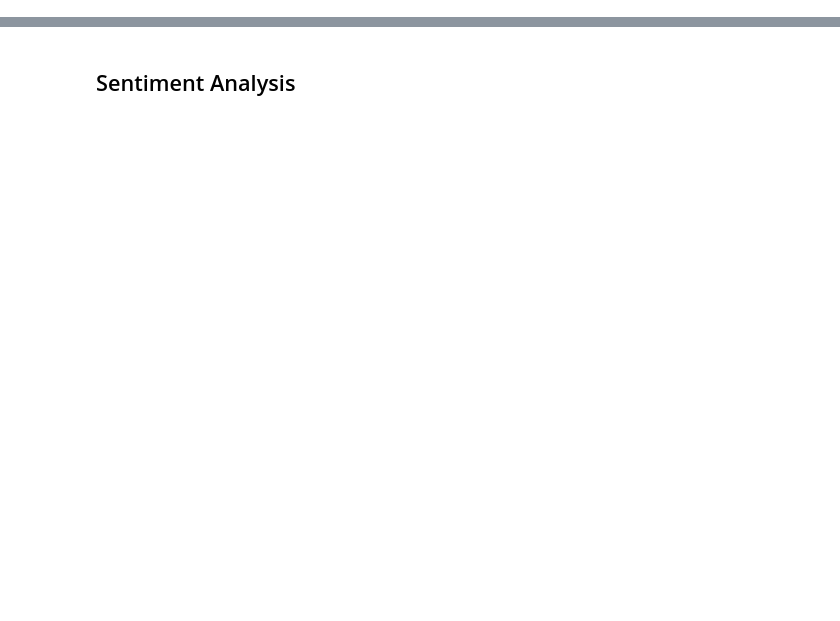
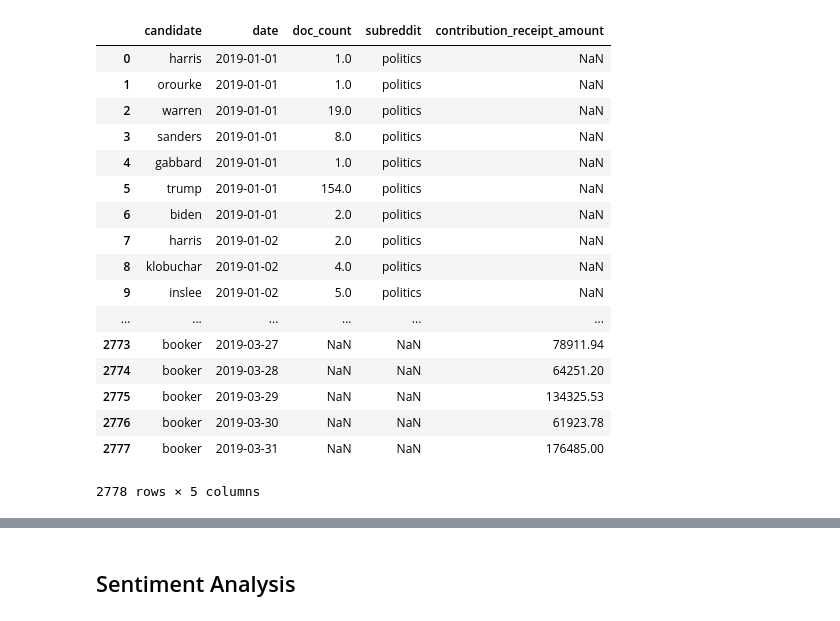
Before and after one commit to berkeley-politics-capstone/politics-capstone, a Jupyter notebook: src/reddit/Reddit API.ipynb, the cells around one changed output, grey strips where cells are left out. Saved outputs shown, nothing was run; the diff lists cells and outputs as text; code cells hidden in the pictures; blank space fills up the shorter version.

```diff
--- a/src/reddit/Reddit API.ipynb
+++ b/src/reddit/Reddit API.ipynb
@@ -243,0 +228,12 @@ mentions
+# %%
+#mentions
+
+#mentions.to_csv('mar8tomar14.csv',index=False)
+
+# To reload, use:
+mentions = pd.read_csv('../../data/reddit/reddit_headline_counts.csv')
+# %%
+# O'Rourke candidate name change
+
+mentions = mentions.replace('o\%27rourke', 'orourke')
+by_politics = mentions[mentions['subreddit']=='politics']
@@ -243,0 +298,26 @@ mentions
+# %%
+dataset.rename(index=str, columns={'contribution_receipt_date':'date'}, inplace=True)
+
+res = pd.merge(by_politics, dataset,  how='outer', left_on=['date','candidate'],
+                  right_on = ['date','candidate'])
+
+res
+# %% [output]
+|  | candidate | date | doc_count | subreddit | contribution_receipt_amount |
+| 0 | harris | 2019-01-01 | 1.0 | politics | NaN |
+| 1 | orourke | 2019-01-01 | 1.0 | politics | NaN |
+| 2 | warren | 2019-01-01 | 19.0 | politics | NaN |
+| 3 | sanders | 2019-01-01 | 8.0 | politics | NaN |
+| 4 | gabbard | 2019-01-01 | 1.0 | politics | NaN |
+| 5 | trump | 2019-01-01 | 154.0 | politics | NaN |
+| 6 | biden | 2019-01-01 | 2.0 | politics | NaN |
+| 7 | harris | 2019-01-02 | 2.0 | politics | NaN |
+| 8 | klobuchar | 2019-01-02 | 4.0 | politics | NaN |
+| 9 | inslee | 2019-01-02 | 5.0 | politics | NaN |
+| ... | ... | ... | ... | ... | ... |
+| 2773 | booker | 2019-03-27 | NaN | NaN | 78911.94 |
+| 2774 | booker | 2019-03-28 | NaN | NaN | 64251.20 |
+| 2775 | booker | 2019-03-29 | NaN | NaN | 134325.53 |
+| 2776 | booker | 2019-03-30 | NaN | NaN | 61923.78 |
+| 2777 | booker | 2019-03-31 | NaN | NaN | 176485.00 |
+2778 rows × 5 columns
```
Also changed, not shown: parts of 30 cells of this notebook.
